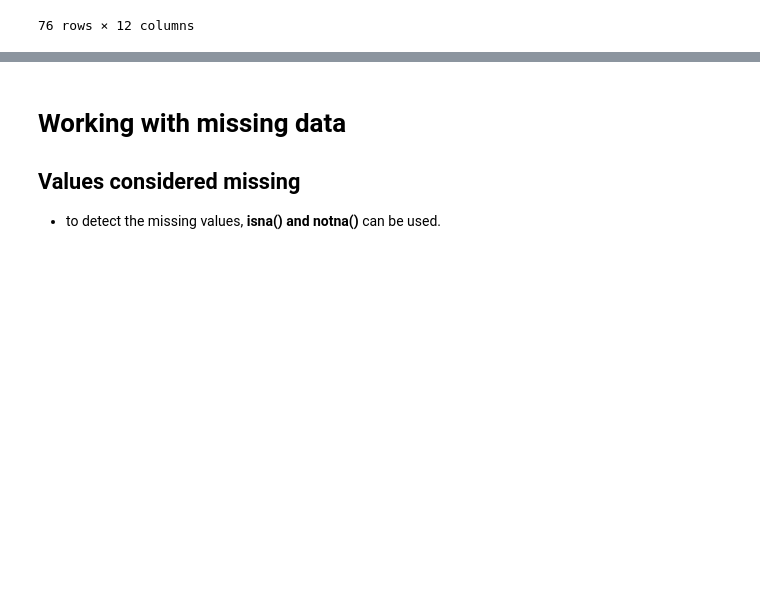
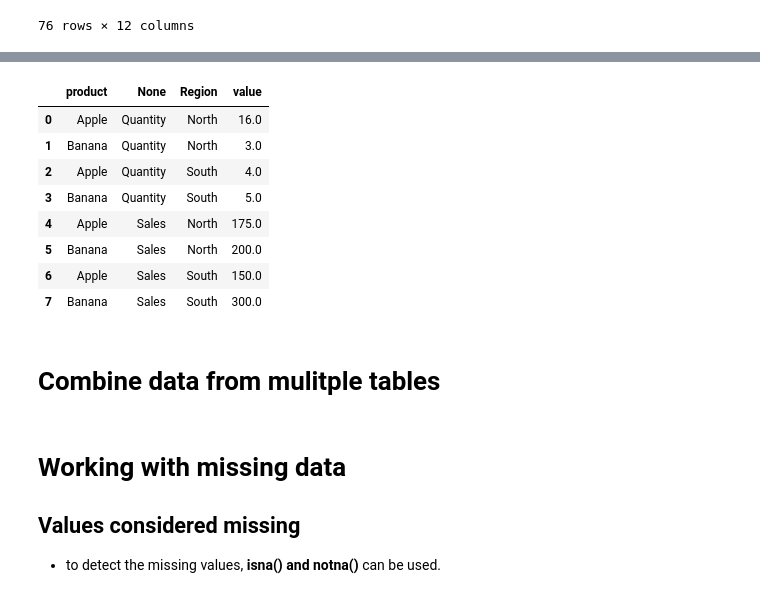
Before and after one commit to ghatanisuresh/DataScience_tutorial, a Jupyter notebook: DS.ipynb, the cells around one changed output, grey strips where cells are left out. Saved outputs shown, nothing was run; the diff lists cells and outputs as text; code cells hidden in the pictures; blank space fills up the shorter version.

Commit message:
Pivot function and pivot table.........continuation

```diff
--- a/DS.ipynb
+++ b/DS.ipynb
@@ -1359,0 +1395,10 @@ _This part is coming soon_.....
+# %%
+data = {
+    'product': ['Apple','Banana', 'Apple','Banana','Apple'],
+    'Region': ['North','North','South','South','North'],
+    'Sales': [100,200,150,300,250],
+    'Quantity': [10, 3, 4, 5, 22]
+}
+
+df = pd.DataFrame(data)
+df
@@ -1359,0 +1412,6 @@ _This part is coming soon_.....
+# %%
+pivot_table = df.pivot_table(index = 'product', # Removed df from arguments
+                             columns = 'Region',
+                             values = ['Sales','Quantity'],
+                             aggfunc = 'mean')
+pivot_table
@@ -1360,3 +1447,20 @@ _This part is coming soon_.....
+# %%
+# perform melted for pivot_table
+
+melted_pivot_table = pivot_table.reset_index().melt(id_vars=['product'], value_name='value')
+melted_pivot_table
+# %% [output]
+|  | product | None | Region | value |
+| 0 | Apple | Quantity | North | 16.0 |
+| 1 | Banana | Quantity | North | 3.0 |
+| 2 | Apple | Quantity | South | 4.0 |
+| 3 | Banana | Quantity | South | 5.0 |
+| 4 | Apple | Sales | North | 175.0 |
+| 5 | Banana | Sales | North | 200.0 |
+| 6 | Apple | Sales | South | 150.0 |
+| 7 | Banana | Sales | South | 300.0 |
+# %% [markdown]
+# __Combine data from mulitple tables__
 # %% [markdown]
 # __Working with missing data__
 
```
Also changed, not shown: parts of 15 cells of this notebook.
